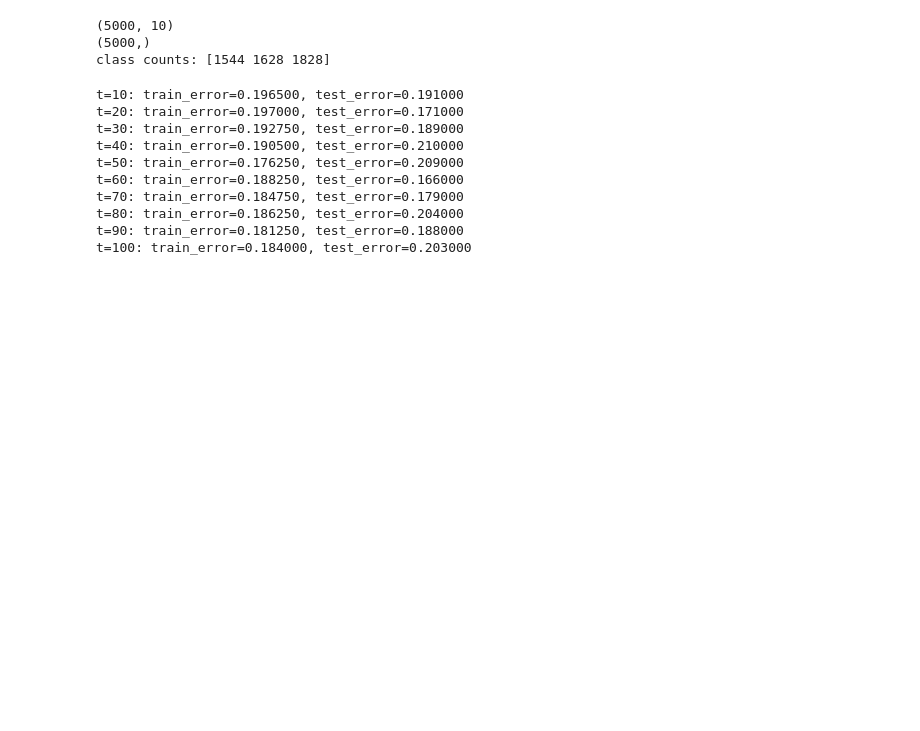
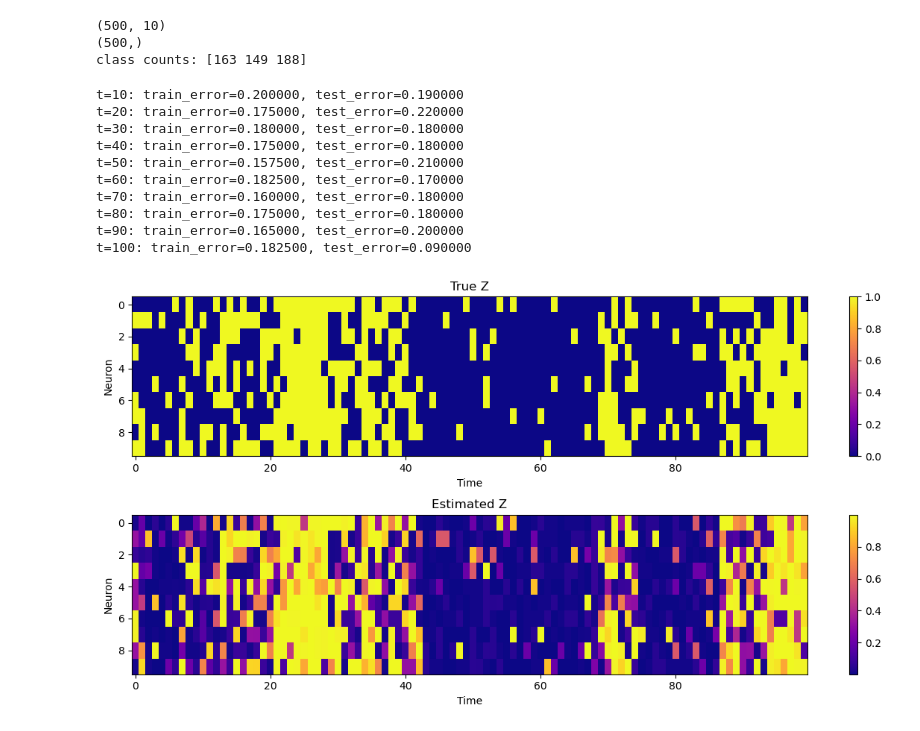
Before and after one commit to eskezje/modcompany, a Jupyter notebook: neuron_hmm.ipynb, the cells around one changed output. Saved outputs shown, nothing was run; the diff lists cells and outputs as text; code cells hidden in the pictures; blank space fills up the shorter version.

Commit message:
plotting z

```diff
--- a/neuron_hmm.ipynb
+++ b/neuron_hmm.ipynb
@@ -47,7 +48,7 @@ Z_full_data = []
 t_indexes = [9, 19, 29, 39, 49, 59, 69, 79, 89, 99]
 for t_idx in t_indexes:
     # with seed = 123 + t_idx, we get a different dataset for each t_index
-    x_features, y_labels, X_full, C_full, Z_full = make_datasets(5000, t_idx, big_T, n, alpha_val, beta_val,
+    x_features, y_labels, X_full, C_full, Z_full = make_datasets(500, t_idx, big_T, n, alpha_val, beta_val,
                                                                  small_gamma_val, lambda_0, lambda_1, seed=123 + t_idx)
     x_features_data.append(x_features)
     y_labels_data.append(y_labels)
@@ -58,9 +59,9 @@ print(x_features_data[0].shape) # feature shape: (M, n)
 print(y_labels_data[0].shape)   # labels shape: (M,)
 print("class counts:", np.bincount(y_labels_data[0], minlength=3))
 # %% [output]
-(5000, 10)
-(5000,)
-class counts: [1544 1628 1828]
+(500, 10)
+(500,)
+class counts: [163 149 188]
 # %%
 from sklearn.linear_model import LogisticRegression
 from sklearn.model_selection import train_test_split
@@ -109,17 +110,21 @@ for i in range(len(t_indexes)):
 for i in range(len(t_indexes)):
     print(f"t={t_indexes[i]+1}: train_error={train_errors[i]:.6f}, test_error={test_errors[i]:.6f}")
 # %% [output]
-t=10: train_error=0.196500, test_error=0.191000
-t=20: train_error=0.197000, test_error=0.171000
-t=30: train_error=0.192750, test_error=0.189000
-t=40: train_error=0.190500, test_error=0.210000
-t=50: train_error=0.176250, test_error=0.209000
-t=60: train_error=0.188250, test_error=0.166000
-t=70: train_error=0.184750, test_error=0.179000
-t=80: train_error=0.186250, test_error=0.204000
-t=90: train_error=0.181250, test_error=0.188000
-t=100: train_error=0.184000, test_error=0.203000
+t=10: train_error=0.200000, test_error=0.190000
+t=20: train_error=0.175000, test_error=0.220000
+t=30: train_error=0.180000, test_error=0.180000
+t=40: train_error=0.175000, test_error=0.180000
+t=50: train_error=0.157500, test_error=0.210000
+t=60: train_error=0.182500, test_error=0.170000
+t=70: train_error=0.160000, test_error=0.180000
+t=80: train_error=0.175000, test_error=0.180000
+t=90: train_error=0.165000, test_error=0.200000
+t=100: train_error=0.182500, test_error=0.090000
 # %%
 C_true, Z_true, X_sim = simulate_hmm(big_T, n, alpha_val, beta_val, small_gamma_val, lambda_0, lambda_1, seed=123)
 
 res_sim = hmm_pipeline(X_sim, alpha_val, beta_val, small_gamma_val, lambda_0, lambda_1)
+# %%
+plot_heatmap_z(Z_true, res_sim["qZ"])
+# %% [output]
+[figure, added]
```
Also changed, not shown: parts of 2 cells of this notebook, 1 other file.
